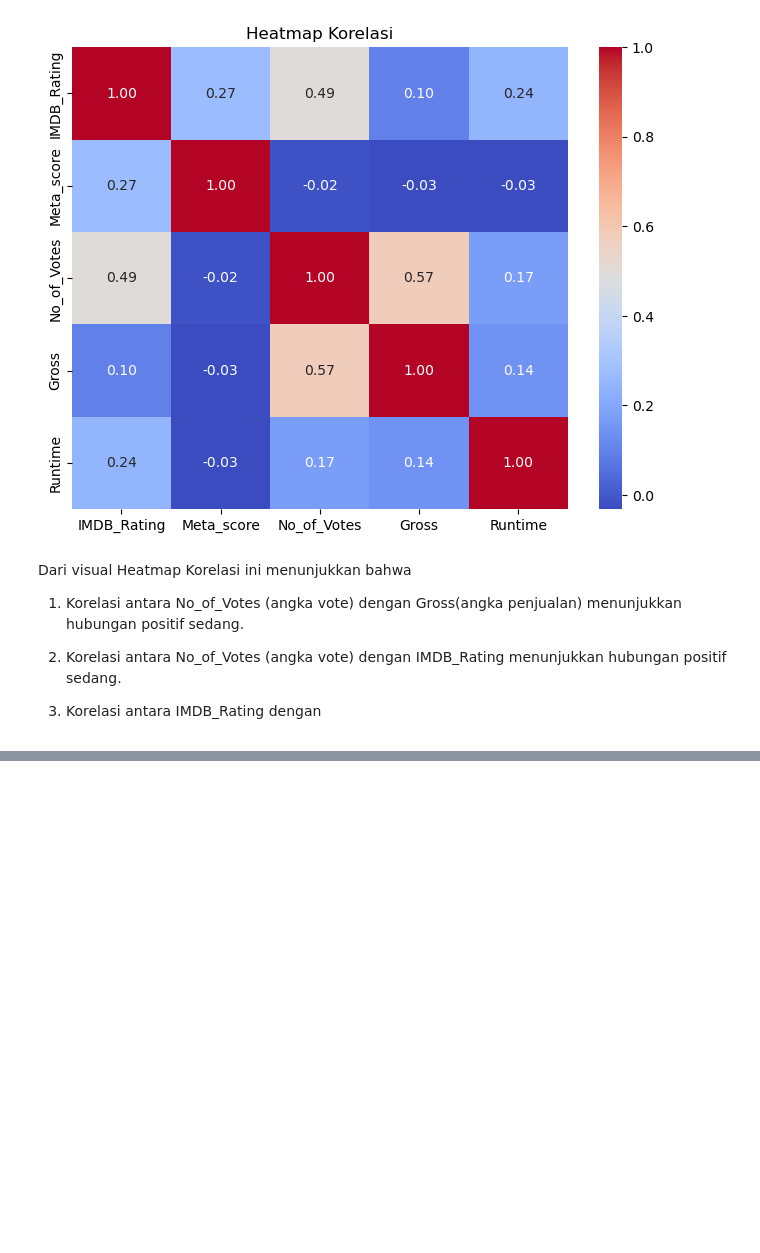
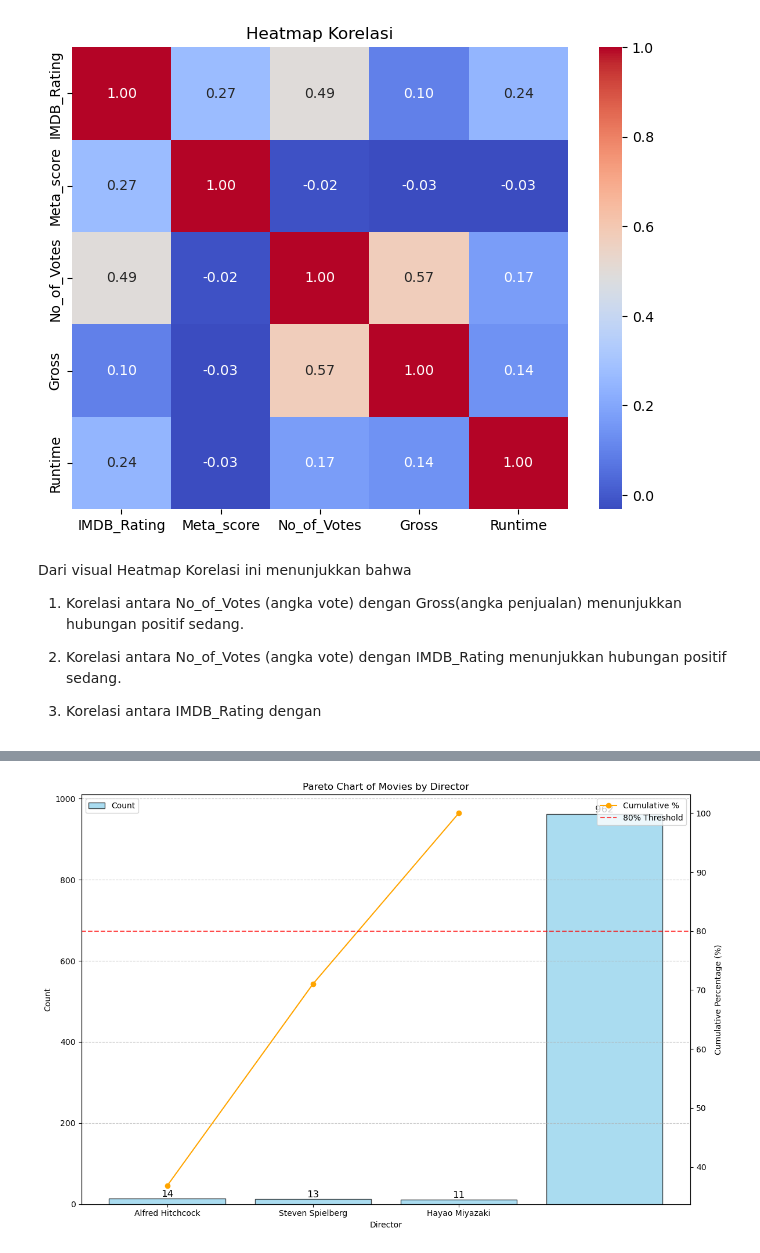
Before and after one commit to sipalingnub/fpStatpropb24, a Jupyter notebook: FP_Statprob_2024 (1).ipynb, the cells around one changed output, grey strips where cells are left out. Cells and saved outputs as stored; diff of their text form; code cells hidden in the pictures; blank space fills up the shorter version.

```diff
--- a/FP_Statprob_2024 (1).ipynb
+++ b/FP_Statprob_2024 (1).ipynb
@@ -103,0 +126,75 @@ halo ini cla
+# %%
+
+# Count movies by director
+director_counts = data['Director'].value_counts()
+
+# Define threshold for "Others"
+threshold = 0.011  # Categories representing less than 1.2% will be grouped
+
+
+total = director_counts.sum()
+
+# Separate "Others" and calculate cumulative percentage excluding "Others"
+filtered_counts = director_counts[director_counts / total >= threshold]
+others_count = director_counts[director_counts / total < threshold].sum()
+
+# Sort the filtered counts
+filtered_counts_sorted = filtered_counts.sort_values(ascending=False)
+
+# Calculate cumulative percentage, skipping the first bar for plotting
+cumulative_percentage = filtered_counts_sorted.cumsum() / filtered_counts_sorted.sum() * 100
+
+# Add "Others" after calculating cumulative percentage
+if others_count > 0:
+    filtered_counts_sorted["Others"] = others_count
+
+# Create the Pareto Chart
+fig, ax1 = plt.subplots(figsize=(12, 8))
+
+# Bar chart for counts
+bars = ax1.bar(
+    filtered_counts_sorted.index,
+    filtered_counts_sorted.values,
+    color="skyblue",
+    edgecolor="black",
+    alpha=0.7,
+    label="Count"
+)
+
+# Annotate bar chart with counts
+for bar, count in zip(bars, filtered_counts_sorted.values):
+    ax1.text(
+        bar.get_x() + bar.get_width() / 2,
+        bar.get_height(),
+        f"{count}",
+        ha="center",
+        va="bottom",
+        fontsize=12,
+        color="black"
+    )
+
+ax1.set_xlabel("Director")
+ax1.set_ylabel("Count")
+ax1.set_title("Pareto Chart of Movies by Director")
+ax1.grid(axis="y", linestyle="--", alpha=0.7)
+
+# Line chart for cumulative percentage starting from the second bar
+ax2 = ax1.twinx()
+ax2.plot(
+    filtered_counts_sorted.index[:-1],  # Start from the second bar
+    cumulative_percentage.values,  # Skip the first category in cumulative percentage
+    color="orange",
+    marker="o",
+    label="Cumulative %"
+)
+ax2.set_ylabel("Cumulative Percentage (%)")
+ax2.axhline(80, color="red", linestyle="--", alpha=0.7, label="80% Threshold")
+
+# Add legends
+ax1.legend(loc="upper left")
+ax2.legend(loc="upper right")
+
+plt.tight_layout()
+plt.show()
+# %% [output]
+[figure, added]
```
Also changed, not shown: parts of 5 cells of this notebook.
